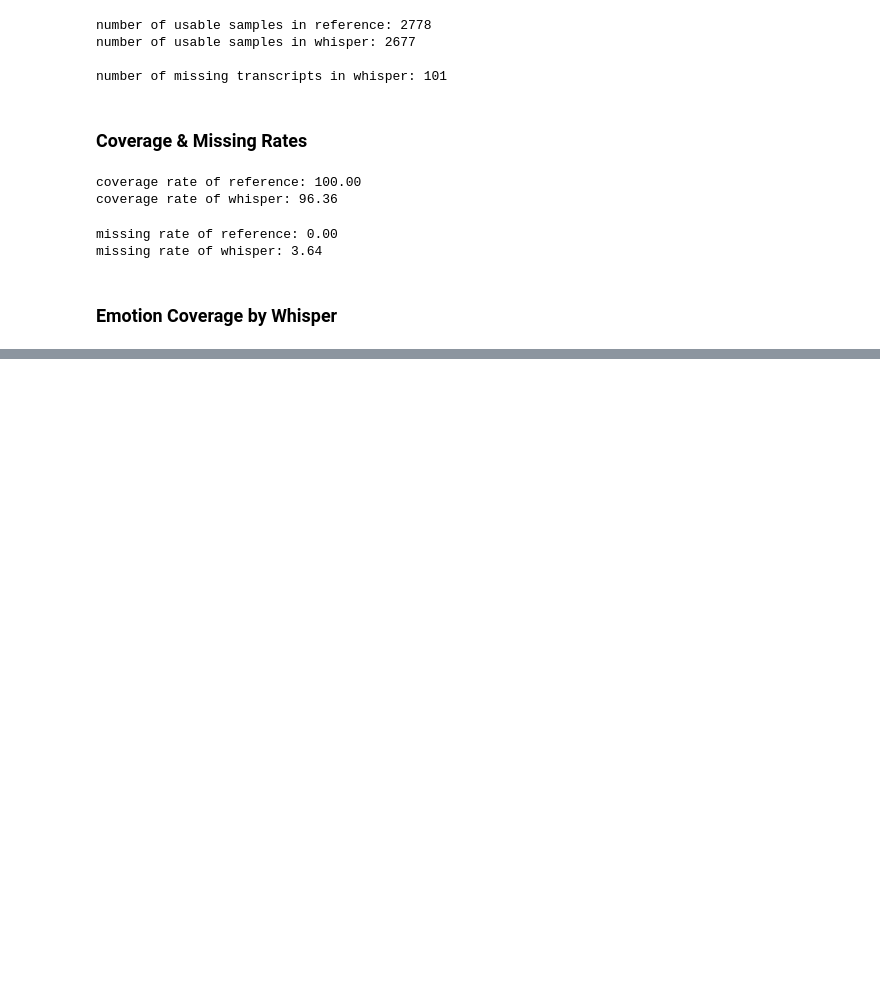
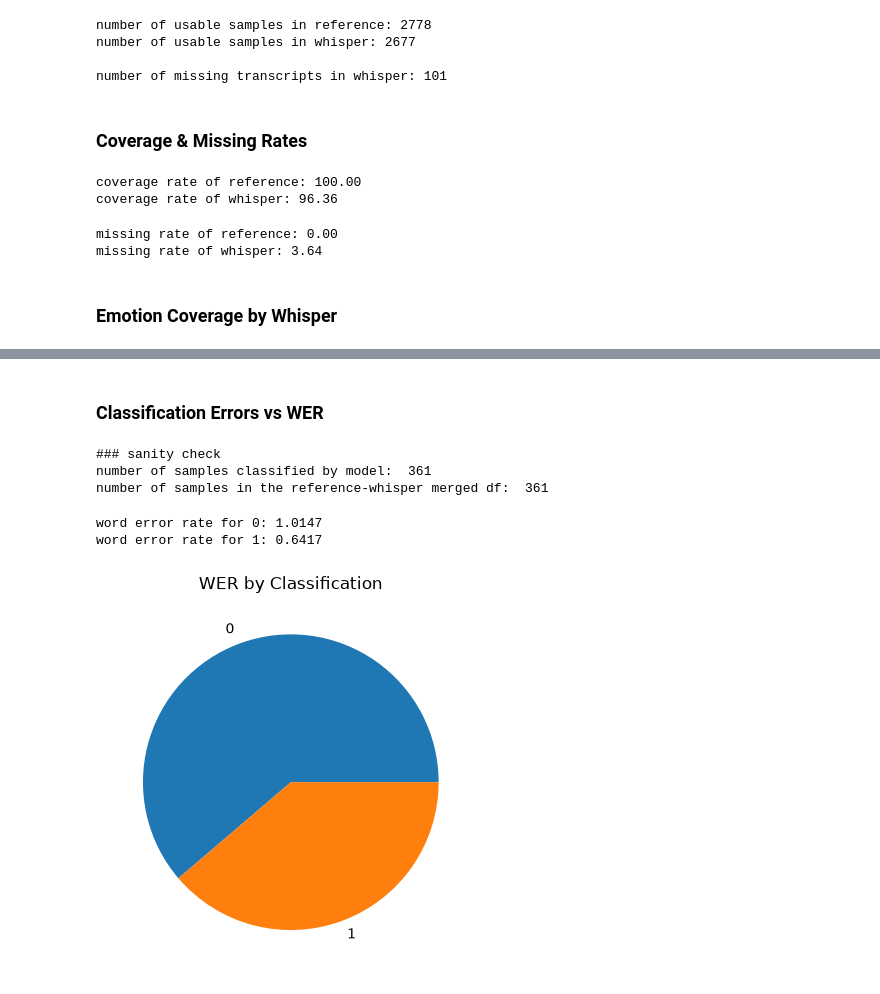
Before and after one commit to shi-kives/multimodal-speech-rep, a Jupyter notebook: notebooks/transcript_comparison.ipynb, the cells around one changed output, grey strips where cells are left out. Cells and saved outputs as stored; diff of their text form; code cells hidden in the pictures; blank space fills up the shorter version.

```diff
--- a/notebooks/transcript_comparison.ipynb
+++ b/notebooks/transcript_comparison.ipynb
@@ -60,0 +196,2 @@ missing rate of whisper: 3.64
+# %% [markdown]
+### Classification Errors vs WER
@@ -60,0 +233,51 @@ missing rate of whisper: 3.64
+# %%
+# 2. Determine Correct/Incorrect Classification
+
+predictions = [i.item() for i in all_preds]
+labels = [i.item() for i in all_trues]
+classified = [1 if predictions[i] == labels[i] else 0 for i in range(len(predictions))]
+# %%
+# 3. Initializing Test DataFrames
+reference_test_inputs = torch.load('embeddings/linguistic/distilbert_reference/distilbert_reference_test.pt')
+reference_test_uids = pd.Series([i[0] for i in reference_test_inputs], name = 'SNo')
+test_manifest = pd.read_csv('results/artifacts/test_manifest.csv')
+test_manifest = test_manifest[['SNo', 'Reference_Transcript', 'Label']]
+merged_test = pd.merge(reference_test_uids, test_manifest, on='SNo', how='inner')
+merged_test = merged_test.drop_duplicates()
+reference_test = merged_test[['SNo', 'Reference_Transcript', 'Label']].reset_index(drop=True)
+
+whisper_test_raw = pd.read_csv('results/artifacts/whisper_transcripts_test.csv')[['SNo', 'Whisper_Transcript', 'Label']].reset_index(drop = True)
+whisper_test = whisper_test_raw['Whisper_Transcript'].astype(str).str.strip().replace(['', 'nan', 'NaN', 'None'], None)
+whisper_test = whisper_test_raw.dropna()
+
+ref_whis_test = pd.merge(reference_test, whisper_test, how = 'inner', on = 'SNo').drop_duplicates()
+
+print("### sanity check")
+print("number of samples classified by model: ", len(classified))
+print("number of samples in the reference-whisper merged df: ", len(ref_whis_test))
+# %% [output]
+### sanity check
+number of samples classified by model:  361
+number of samples in the reference-whisper merged df:  361
+# %%
+ref_whis_test['Classified'] = classified
+compare = ref_whis_test[['Reference_Transcript', 'Whisper_Transcript', 'Classified']]
+classified_wers = {}
+for i in range(2):
+    temp = compare[compare['Classified'] == i]
+    wers = []
+    for row in temp.itertuples():
+        wers.append(wer(row.Reference_Transcript, row.Whisper_Transcript))
+
+    avg_wer = sum(wers) / len(wers)
+    classified_wers[i] = avg_wer
+
+    print(f"word error rate for {i}: {avg_wer:.4f}")
+
+plt.pie(classified_wers.values(), labels = classified_wers.keys())
+plt.title("WER by Classification")
+plt.show()
+# %% [output]
+word error rate for 0: 1.0147
+word error rate for 1: 0.6417
+[figure, added]
```
Also changed, not shown: parts of 17 cells of this notebook, 2 other files.
